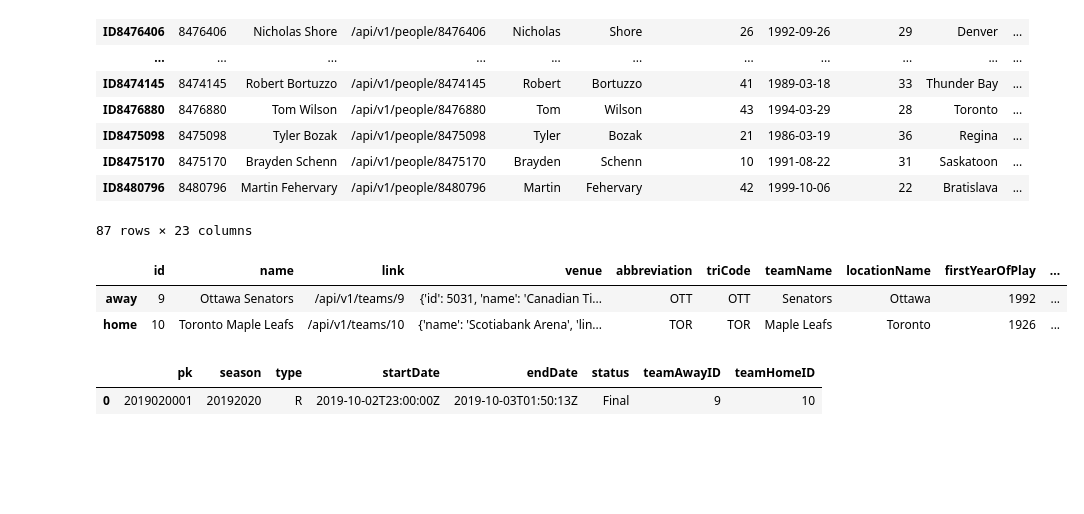
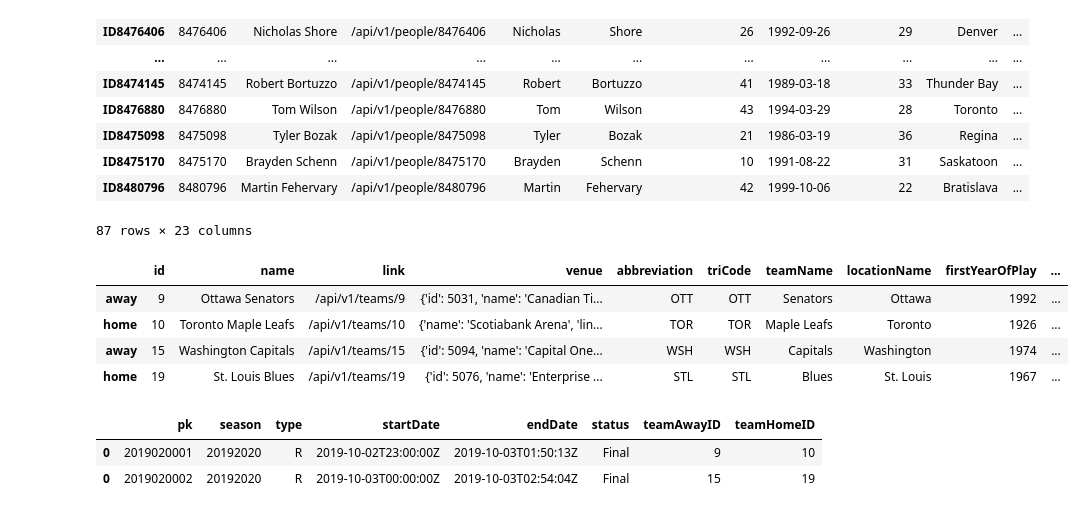
Before and after one commit to szonja126/NHL-Diplomamunka, a Jupyter notebook: readapi.ipynb, the cells around one changed output. Cells and saved outputs as stored; diff of their text form; code cells hidden in the pictures; blank space fills up the shorter version.

```diff
--- a/readapi.ipynb
+++ b/readapi.ipynb
@@ -71,21 +70,38 @@ players_df
 | ID8480796 | 8480796 | Martin Fehervary | /api/v1/people/8480796 | Martin | Fehervary | 42 | 1999-10-06 | 22 | Bratislava | ... |
 87 rows × 23 columns
 # %%
-teams_df = pd.DataFrame(game_data['gameData']['teams']).transpose()
+teams_df = pd.DataFrame()
+
+for i in game_data:
+    tmp_teams_df = pd.DataFrame(i['gameData']['teams']).transpose()
+    teams_df = teams_df.append(tmp_teams_df)
+
+teams_df.to_csv('teams_df.csv', index=False)
+
 teams_df
 # %% [output]
 |  | id | name | link | venue | abbreviation | triCode | teamName | locationName | firstYearOfPlay | ... |
 | away | 9 | Ottawa Senators | /api/v1/teams/9 | {'id': 5031, 'name': 'Canadian Ti... | OTT | OTT | Senators | Ottawa | 1992 | ... |
 | home | 10 | Toronto Maple Leafs | /api/v1/teams/10 | {'name': 'Scotiabank Arena', 'lin... | TOR | TOR | Maple Leafs | Toronto | 1926 | ... |
+| away | 15 | Washington Capitals | /api/v1/teams/15 | {'id': 5094, 'name': 'Capital One... | WSH | WSH | Capitals | Washington | 1974 | ... |
+| home | 19 | St. Louis Blues | /api/v1/teams/19 | {'id': 5076, 'name': 'Enterprise ... | STL | STL | Blues | St. Louis | 1967 | ... |
 # %%
-games_df = pd.DataFrame(game_data['gameData']['game'],index=[0])
-games_df = games_df.assign(startDate = game_data['gameData']['datetime']['dateTime'])
-games_df = games_df.assign(endDate = game_data['gameData']['datetime']['endDateTime'])
-games_df = games_df.assign(status = game_data['gameData']['status']['abstractGameState'])
-games_df = games_df.assign(teamAwayID = game_data['gameData']['teams']['away']['id'])
-games_df = games_df.assign(teamHomeID = game_data['gameData']['teams']['home']['id'])
+games_df = pd.DataFrame()
+
+for i in game_data:
+    tmp_games_df = pd.DataFrame(i['gameData']['game'],index=[0])
+    tmp_games_df = tmp_games_df.assign(startDate = i['gameData']['datetime']['dateTime'])
+    tmp_games_df = tmp_games_df.assign(endDate = i['gameData']['datetime']['endDateTime'])
+    tmp_games_df = tmp_games_df.assign(status = i['gameData']['status']['abstractGameState'])
+    tmp_games_df = tmp_games_df.assign(teamAwayID = i['gameData']['teams']['away']['id'])
+    tmp_games_df = tmp_games_df.assign(teamHomeID = i['gameData']['teams']['home']['id'])
+    games_df = games_df.append(tmp_games_df)
+
+games_df.to_csv('games_df.csv', index=False)
+
 games_df
 # %% [output]
 |  | pk | season | type | startDate | endDate | status | teamAwayID | teamHomeID |
 | 0 | 2019020001 | 20192020 | R | 2019-10-02T23:00:00Z | 2019-10-03T01:50:13Z | Final | 9 | 10 |
+| 0 | 2019020002 | 20192020 | R | 2019-10-03T00:00:00Z | 2019-10-03T02:54:04Z | Final | 15 | 19 |
 # %%
```
Also changed, not shown: parts of 9 cells of this notebook, 3 other files.
